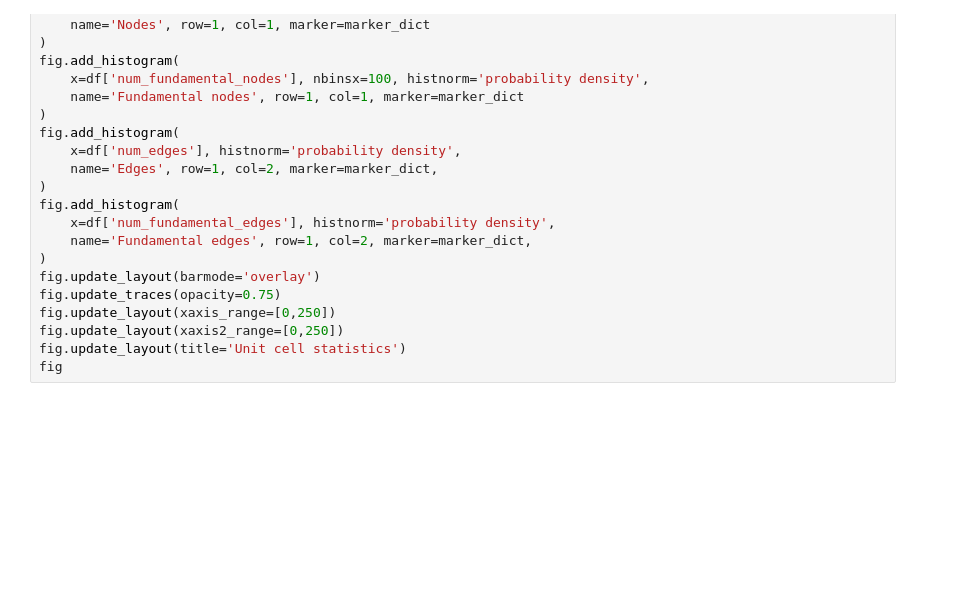
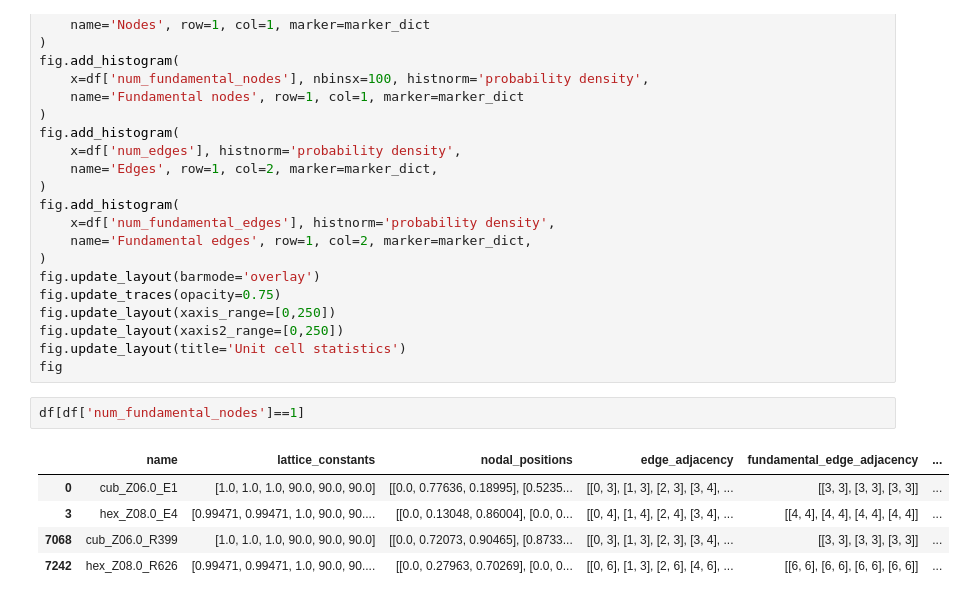
Before and after one commit to igrega348/gnn-paper, a Jupyter notebook: lat_statistics.ipynb, the cells around one changed output. Cells and saved outputs as stored; diff of their text form; blank space fills up the shorter version.

```diff
--- a/lat_statistics.ipynb
+++ b/lat_statistics.ipynb
@@ -69,3 +69,11 @@ fig.update_layout(xaxis_range=[0,250])
 fig.update_layout(xaxis2_range=[0,250])
 fig.update_layout(title='Unit cell statistics')
 fig
+# %%
+df[df['num_fundamental_nodes']==1]
+# %% [output]
+|  | name | lattice_constants | nodal_positions | edge_adjacency | fundamental_edge_adjacency | ... |
+| 0 | cub_Z06.0_E1 | [1.0, 1.0, 1.0, 90.0, 90.0, 90.0] | [[0.0, 0.77636, 0.18995], [0.5235... | [[0, 3], [1, 3], [2, 3], [3, 4], ... | [[3, 3], [3, 3], [3, 3]] | ... |
+| 3 | hex_Z08.0_E4 | [0.99471, 0.99471, 1.0, 90.0, 90.... | [[0.0, 0.13048, 0.86004], [0.0, 0... | [[0, 4], [1, 4], [2, 4], [3, 4], ... | [[4, 4], [4, 4], [4, 4], [4, 4]] | ... |
+| 7068 | cub_Z06.0_R399 | [1.0, 1.0, 1.0, 90.0, 90.0, 90.0] | [[0.0, 0.72073, 0.90465], [0.8733... | [[0, 3], [1, 3], [2, 3], [3, 4], ... | [[3, 3], [3, 3], [3, 3]] | ... |
+| 7242 | hex_Z08.0_R626 | [0.99471, 0.99471, 1.0, 90.0, 90.... | [[0.0, 0.27963, 0.70269], [0.0, 0... | [[0, 6], [1, 3], [2, 6], [4, 6], ... | [[6, 6], [6, 6], [6, 6], [6, 6]] | ... |
```
Also changed, not shown: 8 other files.
